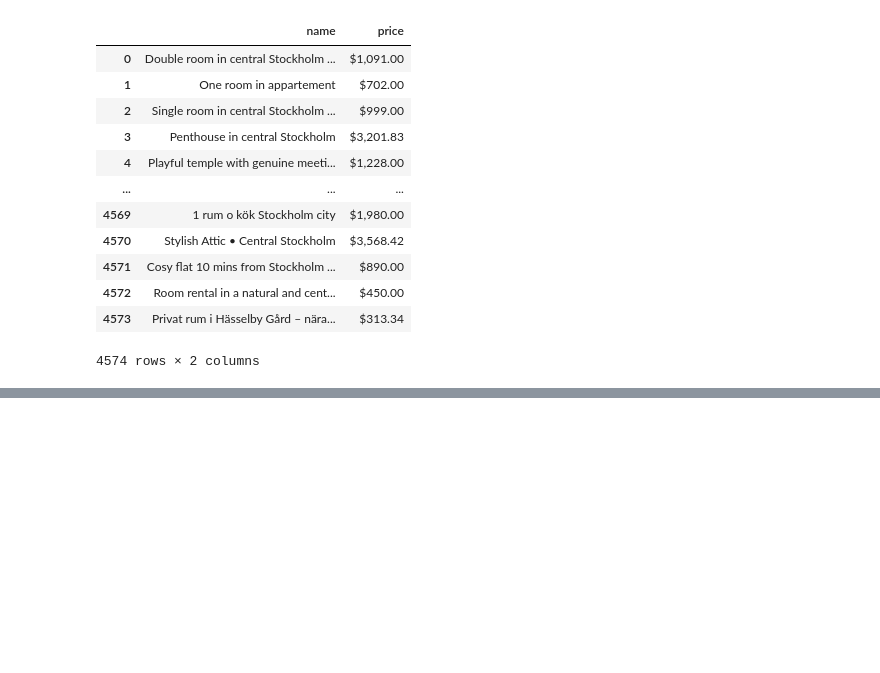
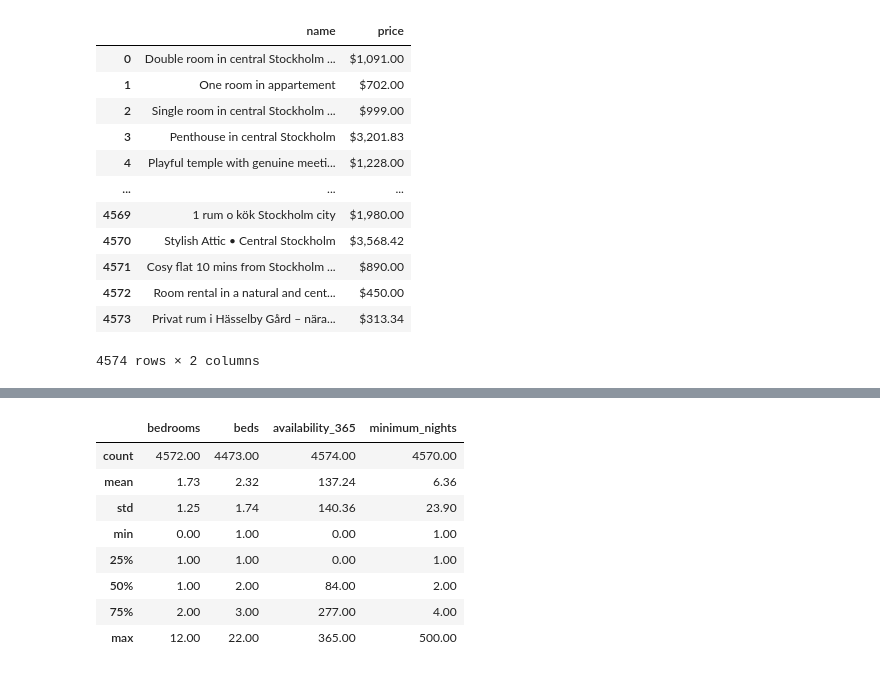
Before and after one commit to sven-0414/py-ai-lab, a Jupyter notebook: data_analysis/lab1.ipynb, the cells around one changed output, grey strips where cells are left out. Saved outputs shown, nothing was run; the diff lists cells and outputs as text; code cells hidden in the pictures; blank space fills up the shorter version.

```diff
--- a/data_analysis/lab1.ipynb
+++ b/data_analysis/lab1.ipynb
@@ -104,0 +182,13 @@ listings[['name', 'price']]
+# %%
+cols = ['bedrooms', 'beds', 'availability_365', 'minimum_nights']
+listings[cols].describe().round(2)
+# %% [output]
+|  | bedrooms | beds | availability_365 | minimum_nights |
+| count | 4572.00 | 4473.00 | 4574.00 | 4570.00 |
+| mean | 1.73 | 2.32 | 137.24 | 6.36 |
+| std | 1.25 | 1.74 | 140.36 | 23.90 |
+| min | 0.00 | 1.00 | 0.00 | 1.00 |
+| 25% | 1.00 | 1.00 | 0.00 | 1.00 |
+| 50% | 1.00 | 2.00 | 84.00 | 2.00 |
+| 75% | 2.00 | 3.00 | 277.00 | 4.00 |
+| max | 12.00 | 22.00 | 365.00 | 500.00 |
```
Also changed, not shown: parts of 7 cells of this notebook.
